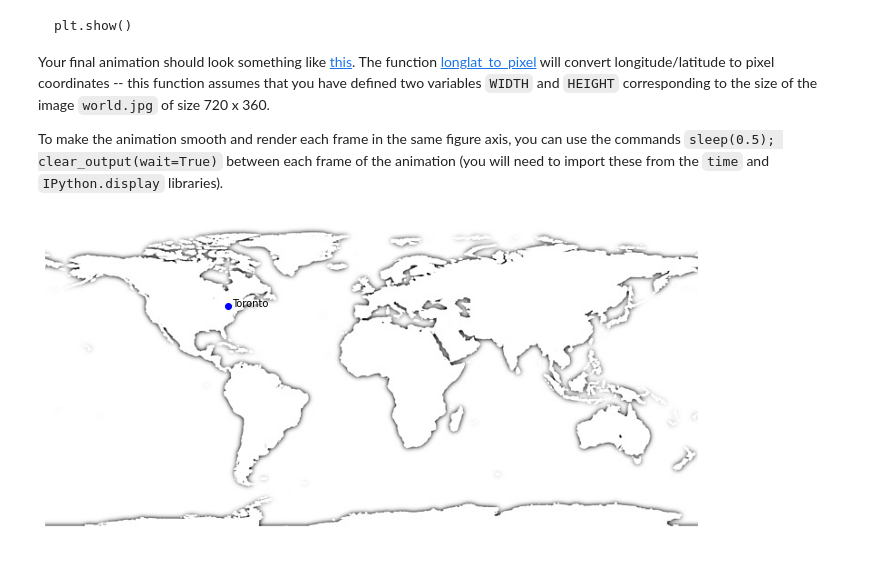
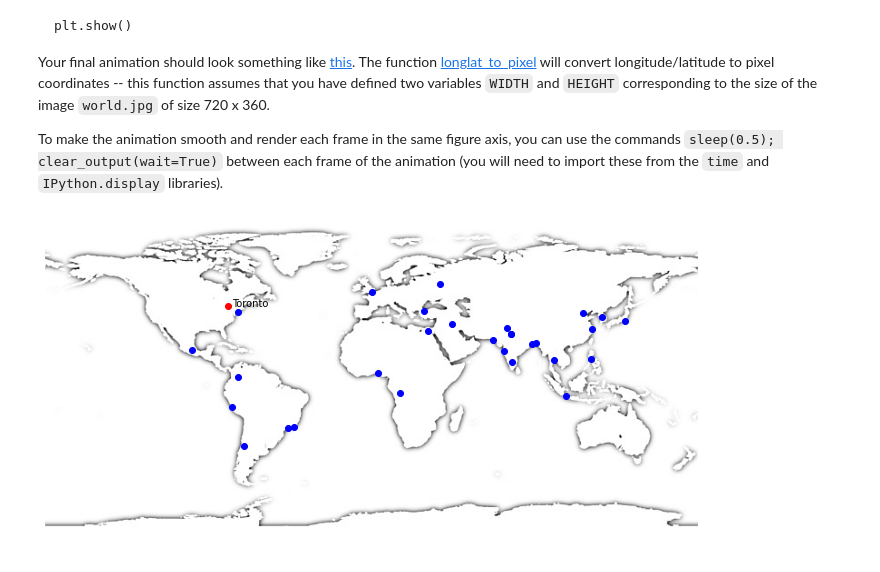
Before and after one commit to DrakeDWhite/INFO-206B, a Jupyter notebook: Assignments/Assignment 1/a1_dwhite.ipynb, the cells around one changed output. Cells and saved outputs as stored; diff of their text form; code cells hidden in the pictures.

```diff
--- a/Assignments/Assignment 1/a1_dwhite.ipynb
+++ b/Assignments/Assignment 1/a1_dwhite.ipynb
@@ -278,33 +278,47 @@ for i in range(30):
 # image back to the top (outside of the loop) and only do the plotting of the thirty
 # points in this section below.
 
 for i in range(len(topThirty)):
     # save the long/lat for later
     imgx, imgy = longlat_to_pixel(float(topThirty[i][2]), float(topThirty[i][3].strip()))
     # pull in the image
     img = plt.imread("world.jpg")
     # size it
     plt.figure(figsize=(WIDTH/DPI,HEIGHT/DPI))
     plt.imshow(img) # Display the image
     plt.axis('off')
     #plt.plot(120, 100, 'bo') # plot one blue data point
     # plot the dot for the city
-    plt.plot(imgx, imgy, 'bo')
+    plt.plot(imgx, imgy, 'ro')
     # annotate it
     plt.annotate(str(topThirty[i][0]), xy=(imgx + 5, imgy))
+
+    for j in range(0, i):
+        # save the long/lat for later
+        imgx, imgy = longlat_to_pixel(float(topThirty[j][2]), float(topThirty[j][3].strip()))
+        # pull in the image
+        #img = plt.imread("world.jpg")
+        # size it
+        #plt.figure(figsize=(WIDTH/DPI,HEIGHT/DPI))
+        #plt.imshow(img) # Display the image
+        #plt.axis('off')
+        #plt.plot(120, 100, 'bo') # plot one blue data point
+        # plot the dot for the city
+        plt.plot(imgx, imgy, 'bo')
+    #ip.clear_output(wait=True)
+    # wait
     plt.show()
-    # wait
     time.sleep(.5)
     ip.clear_output(wait=True)
 
 #plt.show()
 
 #print(citiesPop)
 #print(topThirty)
 
 citiesFile.close()
 
 # checking outputs
 #print(citiesPop)
 # %% [output]
-[figure, old version]
+[figure, new version]
```
Also changed, not shown: 1 other file.
